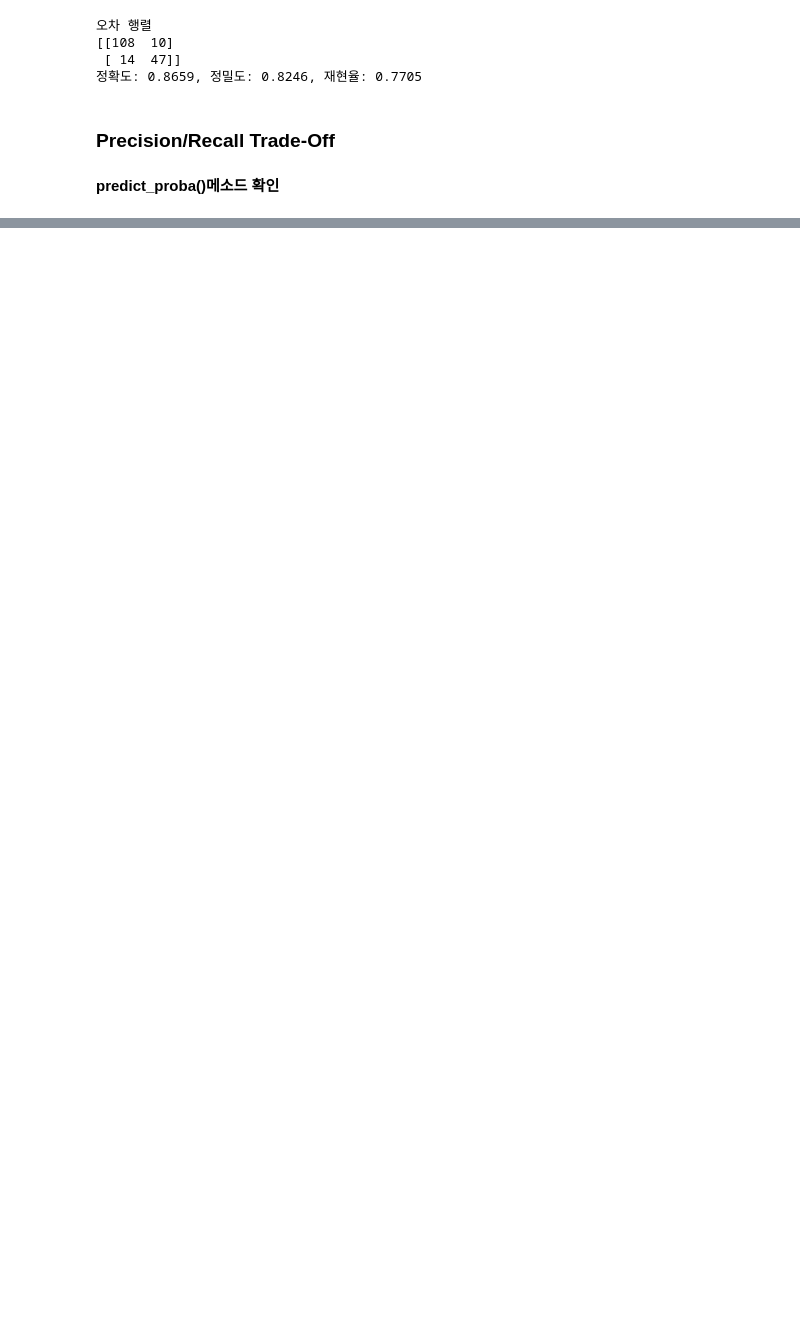
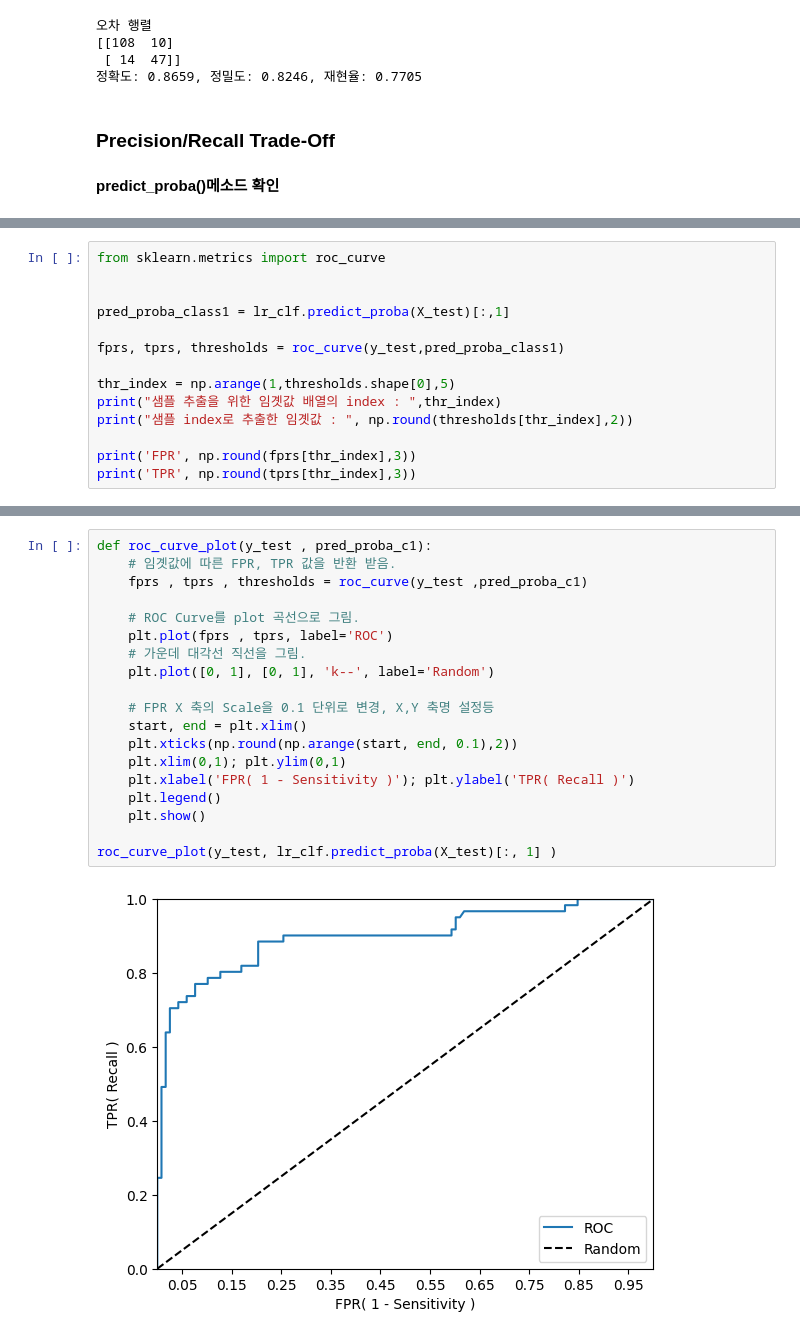
Before and after one commit to SongBeom00/ML, a Jupyter notebook: perfect_guide/3장/3.1 정확도(Accuracy) ~ 3.5_ROC_AUC까지.ipynb, the cells around one changed output, grey strips where cells are left out. Saved outputs shown, nothing was run; the diff lists cells and outputs as text; blank space fills up the shorter version.

```diff
--- a/perfect_guide/3장/3.1 정확도(Accuracy) ~ 3.5_ROC_AUC까지.ipynb
+++ b/perfect_guide/3장/3.1 정확도(Accuracy) ~ 3.5_ROC_AUC까지.ipynb
@@ -210,0 +386,14 @@ array에서 앞에 3개만 추출 :
+# %%
+from sklearn.metrics import roc_curve
+
+
+pred_proba_class1 = lr_clf.predict_proba(X_test)[:,1]
+
+fprs, tprs, thresholds = roc_curve(y_test,pred_proba_class1)
+
+thr_index = np.arange(1,thresholds.shape[0],5)
+print("샘플 추출을 위한 임곗값 배열의 index : ",thr_index)
+print("샘플 index로 추출한 임곗값 : ", np.round(thresholds[thr_index],2))
+
+print('FPR', np.round(fprs[thr_index],3))
+print('TPR', np.round(tprs[thr_index],3))
@@ -210,0 +425,21 @@ array에서 앞에 3개만 추출 :
+# %%
+def roc_curve_plot(y_test , pred_proba_c1):
+    # 임곗값에 따른 FPR, TPR 값을 반환 받음.
+    fprs , tprs , thresholds = roc_curve(y_test ,pred_proba_c1)
+
+    # ROC Curve를 plot 곡선으로 그림.
+    plt.plot(fprs , tprs, label='ROC')
+    # 가운데 대각선 직선을 그림.
+    plt.plot([0, 1], [0, 1], 'k--', label='Random')
+
+    # FPR X 축의 Scale을 0.1 단위로 변경, X,Y 축명 설정등
+    start, end = plt.xlim()
+    plt.xticks(np.round(np.arange(start, end, 0.1),2))
+    plt.xlim(0,1); plt.ylim(0,1)
+    plt.xlabel('FPR( 1 - Sensitivity )'); plt.ylabel('TPR( Recall )')
+    plt.legend()
+    plt.show()
+
+roc_curve_plot(y_test, lr_clf.predict_proba(X_test)[:, 1] )
+# %% [output]
+[figure, added]
```
Also changed, not shown: parts of 22 cells of this notebook, 2 other files.
